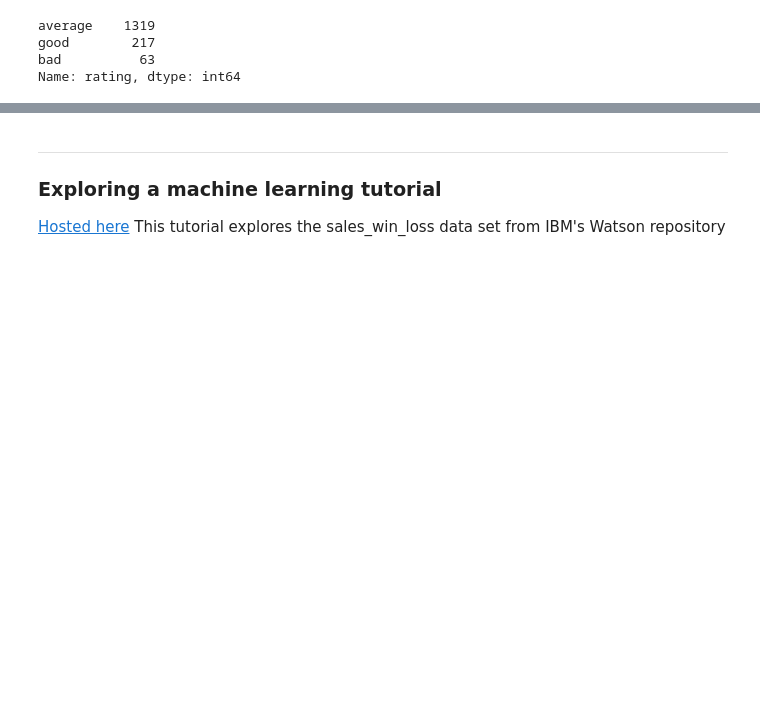
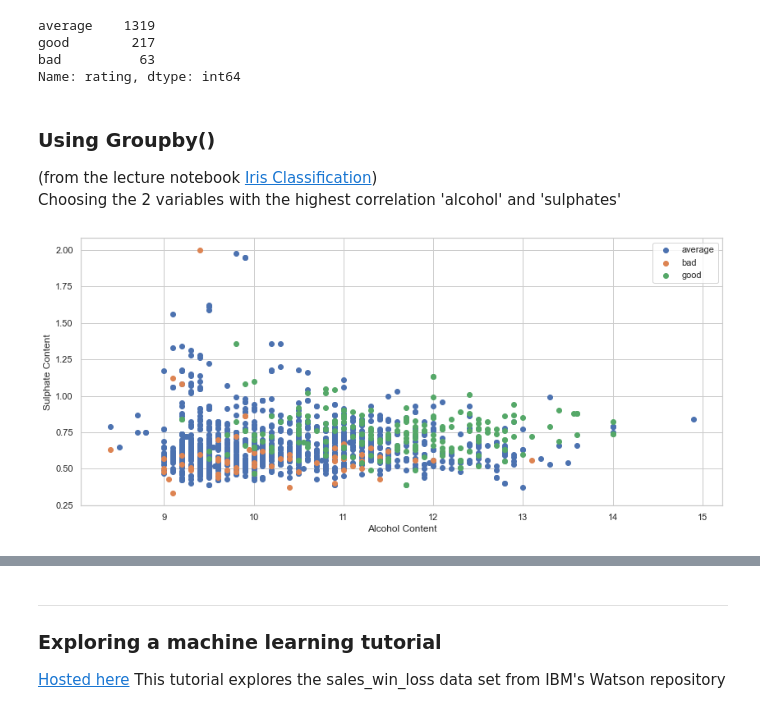
Before and after one commit to killfoley/ML-and-Stats, a Jupyter notebook: scikit-learn.ipynb, the cells around one changed output, grey strips where cells are left out. Drawn from its saved outputs; the diff is of its cells as text; code cells hidden in the pictures; blank space fills up the shorter version.

```diff
--- a/scikit-learn.ipynb
+++ b/scikit-learn.ipynb
@@ -172,13 +172,32 @@ As this is a classification example using scikit-learn, a new discreet response
 # the conditions can be set using np.select() https://numpy.org/doc/stable/reference/generated/numpy.select.html
 rating_conditions = [
     (df_wine['quality'] >= 7),
-    (df_wine['quality'] <= 4)
+    (df_wine['quality'] <= 4),
+    (df_wine['quality'] > 4) & (df_wine['quality'] < 7)
 ]
-rating = ['good', 'bad']
-df_wine['rating'] = np.select(rating_conditions, rating, default='average')
+rating = ['good', 'bad', 'average']
+df_wine['rating'] = np.select(rating_conditions, rating)
 df_wine.rating.value_counts()
 # %% [output]
 average    1319
 good        217
 bad          63
 Name: rating, dtype: int64
+# %% [markdown]
+### Using Groupby()
+(from the lecture notebook [Iris Classification](https://github.com/ianmcloughlin/jupyter-teaching-notebooks/blob/main/iris-classification.ipynb))<br>
+Choosing the 2 variables with the highest correlation 'alcohol' and 'sulphates'
+# %%
+# New plot.
+fig, ax = plt.subplots()
+
+# Using pandas groupby().
+for rating, data in df_wine.groupby('rating'):
+    ax.scatter(data['alcohol'], data['sulphates'], label=rating)
+
+# Show the legend.
+ax.set_xlabel('Alcohol Content')
+ax.set_ylabel('Sulphate Content')
+ax.legend();
+# %% [output]
+[figure, added]
```
Also changed, not shown: parts of 20 cells of this notebook.
